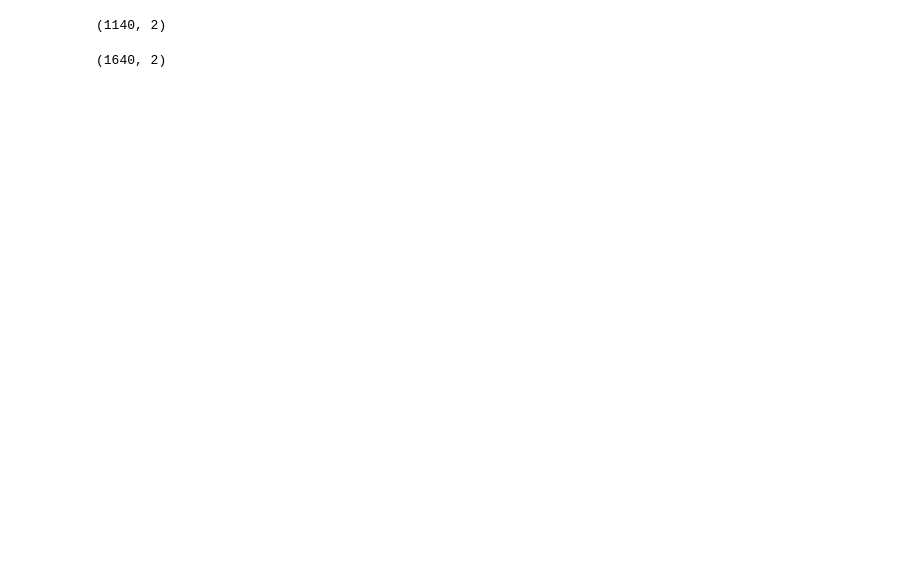
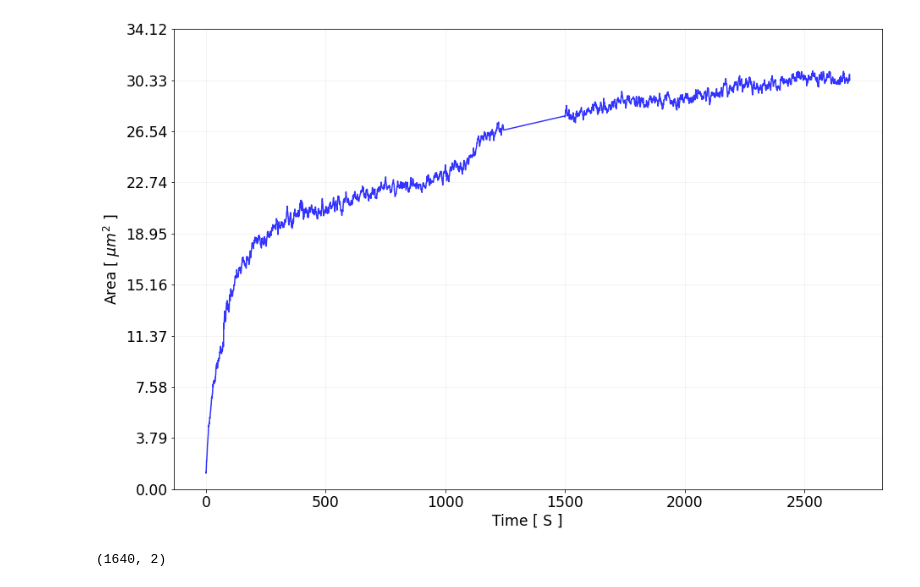
Before and after one commit to ahmed344/growth-curves, a Jupyter notebook: curve_manipulation.ipynb, the cells around one changed output. Cells and saved outputs as stored; diff of their text form; code cells hidden in the pictures; blank space fills up the shorter version.

```diff
--- a/curve_manipulation.ipynb
+++ b/curve_manipulation.ipynb
@@ -31,5 +41,26 @@ plt.grid(color = 'gray', alpha = 0.1)
 # %%
-df[:-500].shape
+area_curve = np.concatenate((df['Area'][:1333], np.linspace(df['Area'][1326],df['Area'][1350],257), df['Area'][1340:]))
+time = np.concatenate((np.arange(0,200)*0.550+0, np.arange(0,area_curve.shape[0]-200)*1+(200*0.550)))
+
+# Define data frame for the scaled time and area
+df = pd.DataFrame(data={'Time':time, 'Area':area_curve})
+
+# Drop the ill-defined area points
+#df = df1.iloc[1006:,:]
+#ls = [i for i in range(627, 1395)] + [i for i in range(1662,len(df1))]
+#df = df1[df1.index.isin(ls)]
+
+# Plot the curve
+plt.figure(figsize=(15, 10))
+
+plt.plot(df['Time'], df['Area'], color = 'b', alpha = 0.8)
+
+plt.xlabel('Time [ S ]', fontsize = "xx-large")
+plt.ylabel('Area [ $\mu m^2$ ]', fontsize = "xx-large")
+plt.xticks(fontsize = "xx-large")
+plt.yticks(np.linspace(0,area_curve.max() + area_curve.max()/10,10),fontsize = "xx-large")
+plt.ylim(0, np.max(df['Area']) * 1.1)
+plt.grid(color = 'gray', alpha = 0.1)
 # %% [output]
-(1140, 2)
+[figure, added]
 # %%
```
Also changed, not shown: parts of 3 cells of this notebook, 1 other file.
